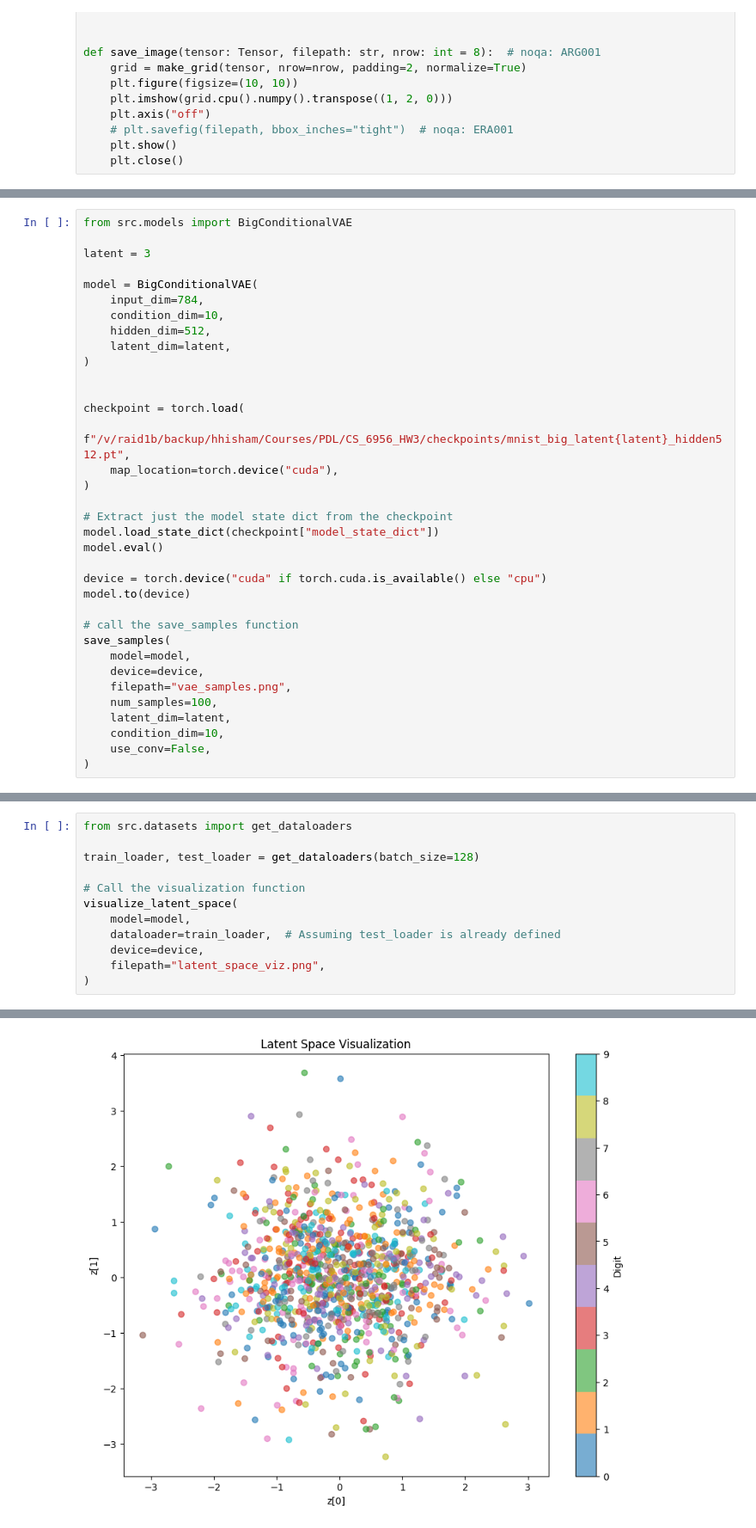
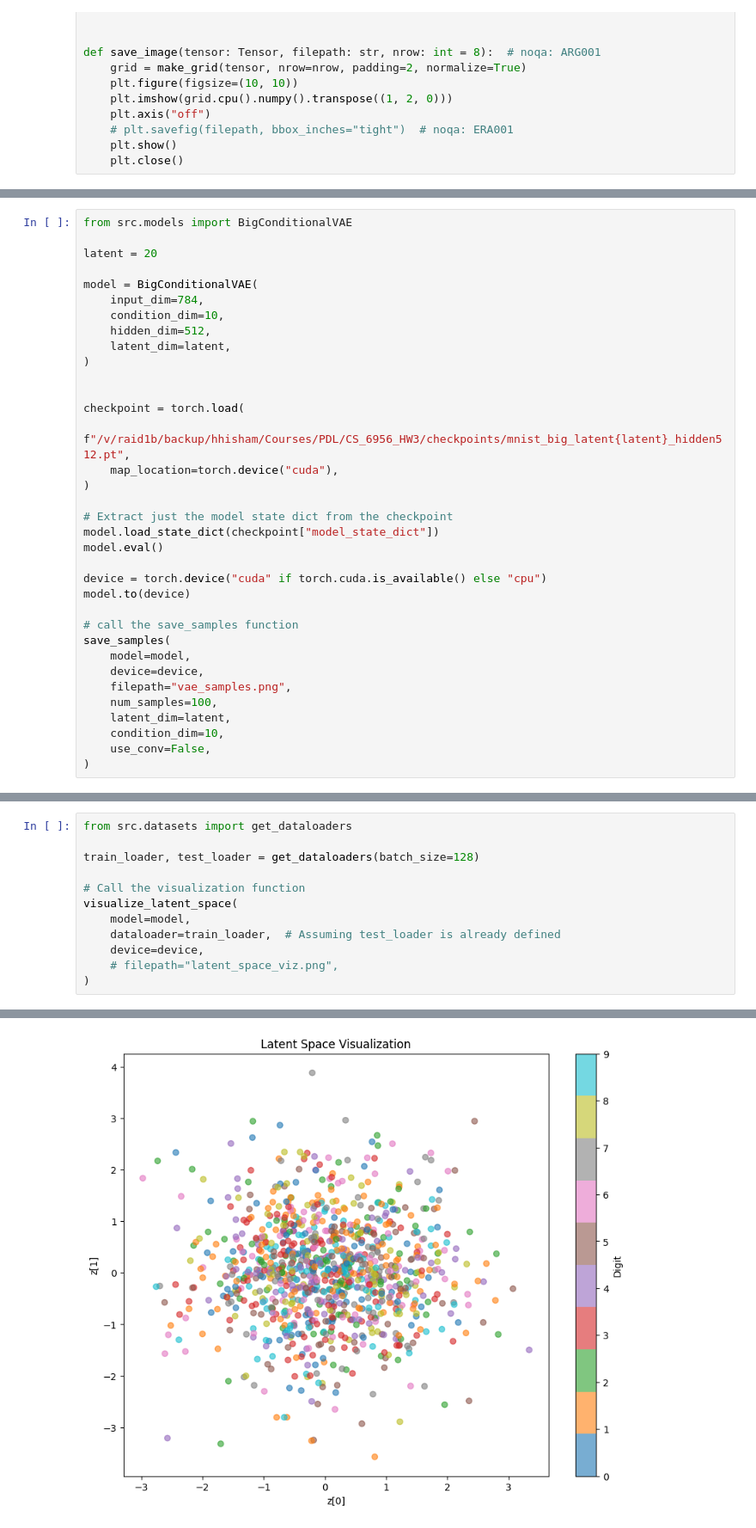
Before and after one commit to njacobs2019/CS_6956_HW3, a Jupyter notebook: mnist-vae.ipynb, the cells around one changed output, grey strips where cells are left out. Shown at 86% size. Drawn from its saved outputs; the diff is of its cells as text.

```diff
--- a/mnist-vae.ipynb
+++ b/mnist-vae.ipynb
@@ -155,7 +151,7 @@ def visualize_latent_space_3d(model, dataloader, device):
 # %%
 from src.models import BigConditionalVAE
 
-latent = 3
+latent = 20
 
 model = BigConditionalVAE(
     input_dim=784,
@@ -193,19 +189,19 @@ Samples saved to vae_samples.png
 # %%
 from src.datasets import get_dataloaders
 
 train_loader, test_loader = get_dataloaders(batch_size=128)
 
 # Call the visualization function
 visualize_latent_space(
     model=model,
     dataloader=train_loader,  # Assuming test_loader is already defined
     device=device,
-    filepath="latent_space_viz.png",
+    # filepath="latent_space_viz.png",
 )
 # %% [output]
 ./mnist-data already exists. Setting download to False.
 ./mnist-data already exists. Setting download to False.
-[figure, old version]
+[figure, new version]
 # %%
 # Call the visualization function
 visualize_latent_space_3d(
```
Also changed, not shown: parts of 7 cells of this notebook, 2 other files.
